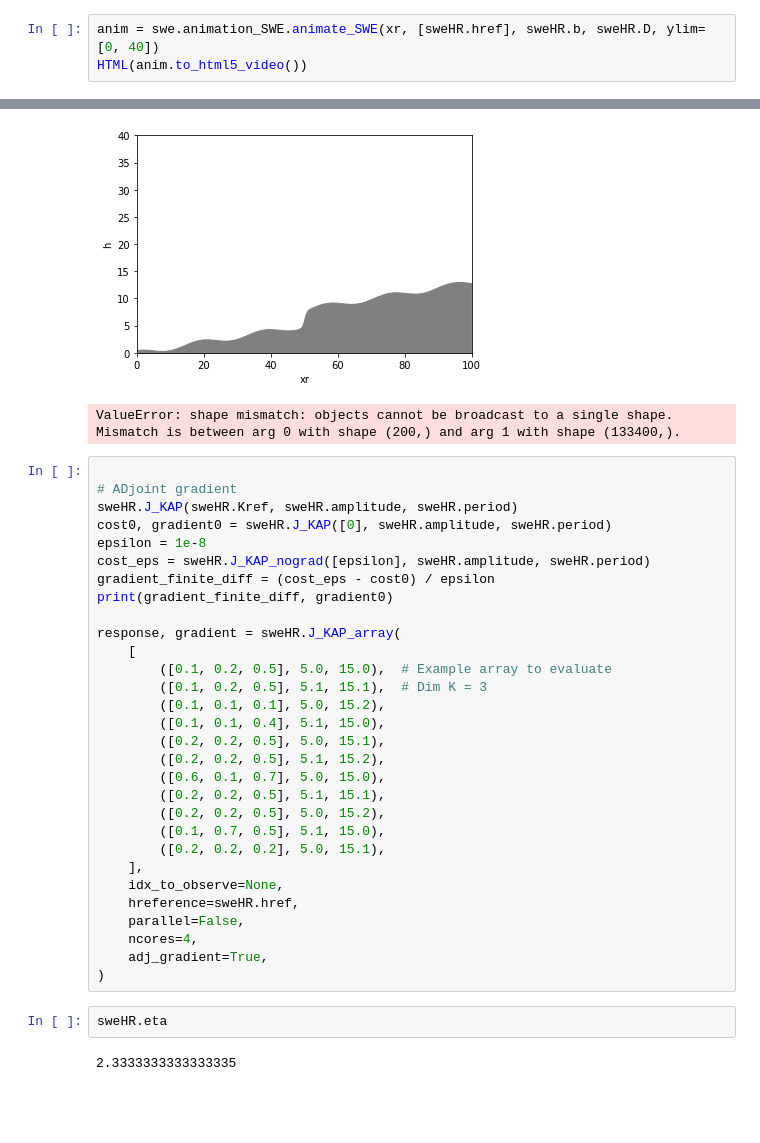
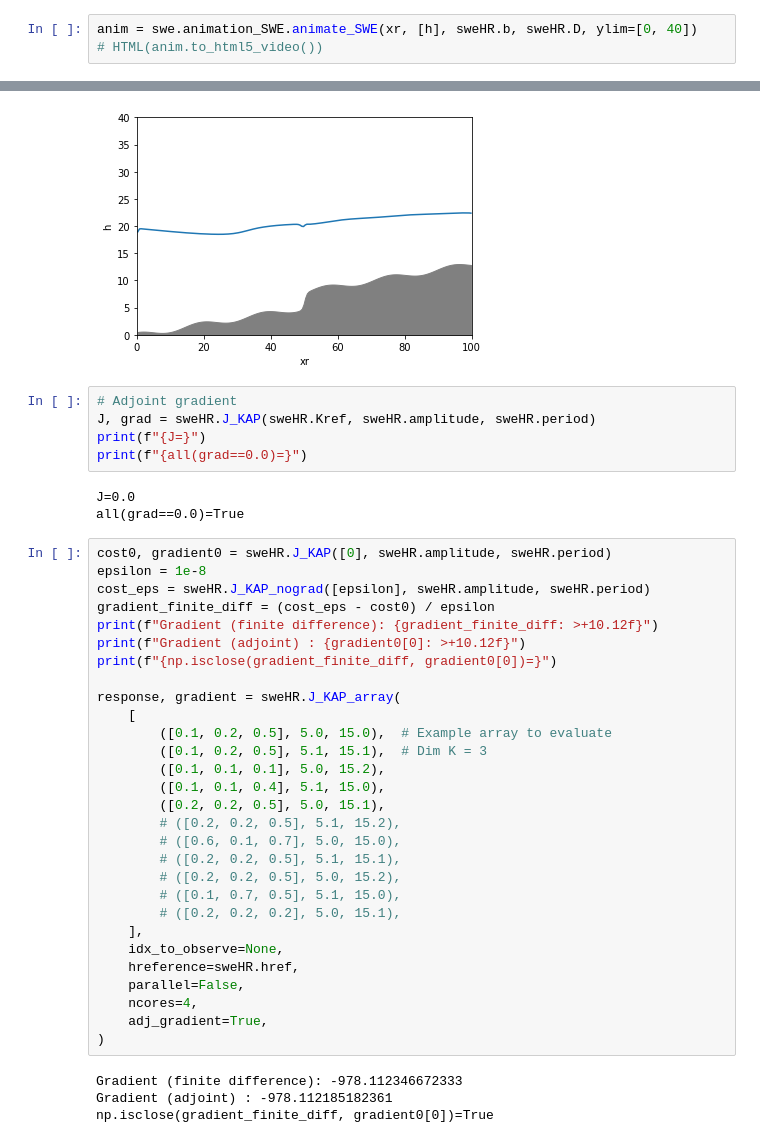
Before and after one commit to VTrappler/SWE1D, a Jupyter notebook: example.ipynb, the cells around one changed output, grey strips where cells are left out. Saved outputs shown, nothing was run; the diff lists cells and outputs as text; blank space fills up the shorter version.

```diff
--- a/example.ipynb
+++ b/example.ipynb
@@ -15,4 +19,4 @@ TypeError: 'method' object is not subscriptable
 # %%
-anim = swe.animation_SWE.animate_SWE(xr, [sweHR.href], sweHR.b, sweHR.D, ylim=[0, 40])
-HTML(anim.to_html5_video())
+anim = swe.animation_SWE.animate_SWE(xr, [h], sweHR.b, sweHR.D, ylim=[0, 40])
+# HTML(anim.to_html5_video())
 # %% [output]
@@ -19,14 +24,20 @@ HTML(anim.to_html5_video())
-[figure, old version]
+[figure, new version]
-ValueError: shape mismatch: objects cannot be broadcast to a single shape.  Mismatch is between arg 0 with shape (200,) and arg 1 with shape (133400,).
+# %%
+# Adjoint gradient
+J, grad = sweHR.J_KAP(sweHR.Kref, sweHR.amplitude, sweHR.period)
+print(f"{J=}")
+print(f"{all(grad==0.0)=}")
+# %% [output]
+J=0.0
+all(grad==0.0)=True
 # %%
-
-# ADjoint gradient
-sweHR.J_KAP(sweHR.Kref, sweHR.amplitude, sweHR.period)
 cost0, gradient0 = sweHR.J_KAP([0], sweHR.amplitude, sweHR.period)
 epsilon = 1e-8
 cost_eps = sweHR.J_KAP_nograd([epsilon], sweHR.amplitude, sweHR.period)
 gradient_finite_diff = (cost_eps - cost0) / epsilon
-print(gradient_finite_diff, gradient0)
+print(f"Gradient (finite difference): {gradient_finite_diff: >+10.12f}")
+print(f"Gradient (adjoint) : {gradient0[0]: >+10.12f}")
+print(f"{np.isclose(gradient_finite_diff, gradient0[0])=}")
 
 response, gradient = sweHR.J_KAP_array(
     [
@@ -35,12 +46,12 @@ response, gradient = sweHR.J_KAP_array(
         ([0.1, 0.1, 0.1], 5.0, 15.2),
         ([0.1, 0.1, 0.4], 5.1, 15.0),
         ([0.2, 0.2, 0.5], 5.0, 15.1),
-        ([0.2, 0.2, 0.5], 5.1, 15.2),
-        ([0.6, 0.1, 0.7], 5.0, 15.0),
-        ([0.2, 0.2, 0.5], 5.1, 15.1),
-        ([0.2, 0.2, 0.5], 5.0, 15.2),
-        ([0.1, 0.7, 0.5], 5.1, 15.0),
-        ([0.2, 0.2, 0.2], 5.0, 15.1),
+        # ([0.2, 0.2, 0.5], 5.1, 15.2),
+        # ([0.6, 0.1, 0.7], 5.0, 15.0),
+        # ([0.2, 0.2, 0.5], 5.1, 15.1),
+        # ([0.2, 0.2, 0.5], 5.0, 15.2),
+        # ([0.1, 0.7, 0.5], 5.1, 15.0),
+        # ([0.2, 0.2, 0.2], 5.0, 15.1),
     ],
     idx_to_observe=None,
     hreference=sweHR.href,
@@ -48,7 +59,7 @@ response, gradient = sweHR.J_KAP_array(
     ncores=4,
     adj_gradient=True,
 )
+# %% [output]
+Gradient (finite difference): -978.112346672333
+Gradient (adjoint) : -978.112185182361
+np.isclose(gradient_finite_diff, gradient0[0])=True
-# %%
-sweHR.eta
-# %% [output]
-2.3333333333333335
```
Also changed, not shown: parts of 3 cells of this notebook, 2 other files.
